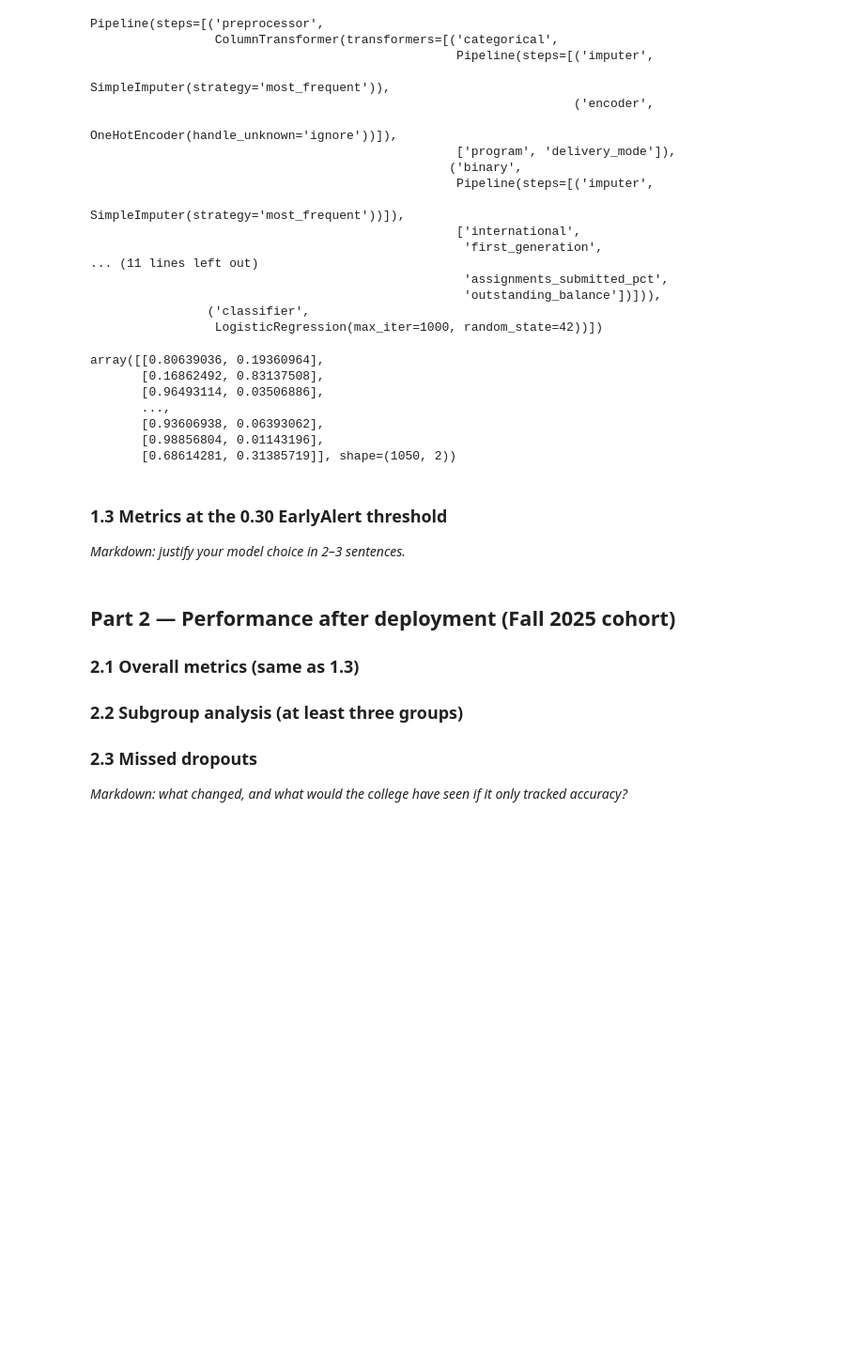
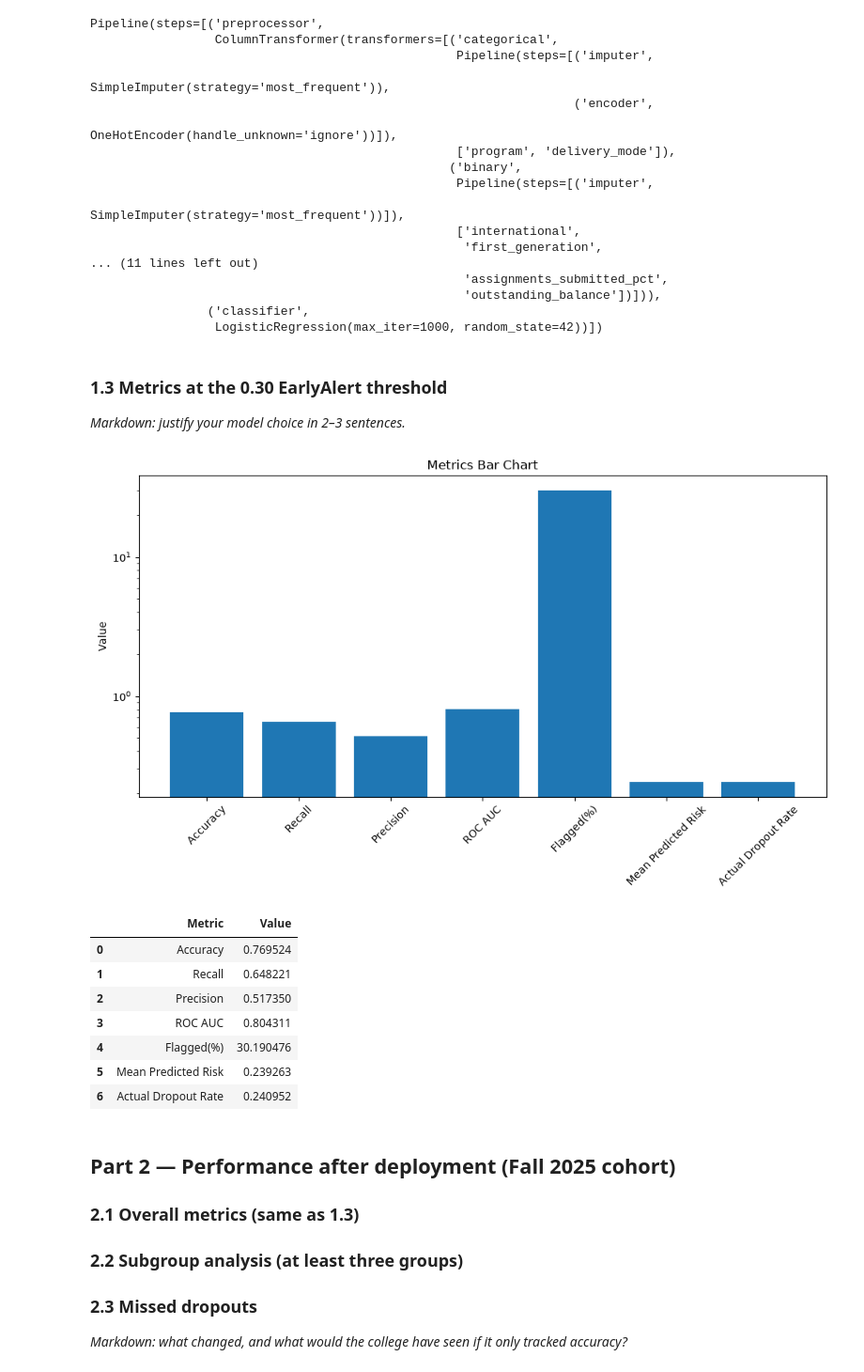
Before and after one commit to Gabriel10-10/Model-Drift-Auditor, a Jupyter notebook: notebooks/Assignment2_Notebook_Skeleton.ipynb, the cells around one changed output. Shown at 94% size. Cells and saved outputs as stored; diff of their text form; code cells hidden in the pictures; blank space fills up the shorter version.

Commit message:
model built and metrics outputed in the README

```diff
--- a/notebooks/Assignment2_Notebook_Skeleton.ipynb
+++ b/notebooks/Assignment2_Notebook_Skeleton.ipynb
@@ -271,19 +272,47 @@ Pipeline(steps=[('preprocessor',
                  LogisticRegression(max_iter=1000, random_state=42))])
 # %%
 # Test the model on the test set
-test_predictions = model.predict_proba(features_test)
-test_predictions
+test_predictions_proba = model.predict_proba(features_test)[:,1]
-# %% [output]
-array([[0.80639036, 0.19360964],
-       [0.16862492, 0.83137508],
-       [0.96493114, 0.03506886],
-       ...,
-       [0.93606938, 0.06393062],
-       [0.98856804, 0.01143196],
-       [0.68614281, 0.31385719]], shape=(1050, 2))
 # %% [markdown]
 ### 1.3 Metrics at the 0.30 EarlyAlert threshold
 *Markdown: justify your model choice in 2–3 sentences.*
+# %%
+predicted_labels = (test_predictions_proba>= 0.3).astype(int)
+
+metrics = pd.Series({
+    "Accuracy": accuracy_score(target_test, predicted_labels),
+    "Recall": recall_score(target_test, predicted_labels),
+    "Precision": precision_score(target_test, predicted_labels),
+    "ROC AUC": roc_auc_score(target_test, test_predictions_proba),
+    "Flagged(%)": predicted_labels.mean()*100,
+    "Mean Predicted Risk": test_predictions_proba.mean(),
+    "Actual Dropout Rate": target_test.mean()
+})
+
+metrics_df = pd.DataFrame(metrics.items(), columns=["Metric", "Value"])
+
+
+
+plt.figure(figsize=(10, 6))
+bars = plt.bar(metrics_df["Metric"], metrics_df["Value"])
+plt.xticks(rotation=45)
+plt.ylabel("Value")
+plt.title("Metrics Bar Chart")
+plt.yscale("log")
+plt.tight_layout()
+plt.show()
+
+metrics_df.head(10)
+# %% [output]
+[figure, added]
+|  | Metric | Value |
+| 0 | Accuracy | 0.769524 |
+| 1 | Recall | 0.648221 |
+| 2 | Precision | 0.517350 |
+| 3 | ROC AUC | 0.804311 |
+| 4 | Flagged(%) | 30.190476 |
+| 5 | Mean Predicted Risk | 0.239263 |
+| 6 | Actual Dropout Rate | 0.240952 |
 # %% [markdown]
 ## Part 2 — Performance after deployment (Fall 2025 cohort)
 ### 2.1 Overall metrics (same as 1.3)
```
Also changed, not shown: parts of 1 cell of this notebook, 3 other files.
